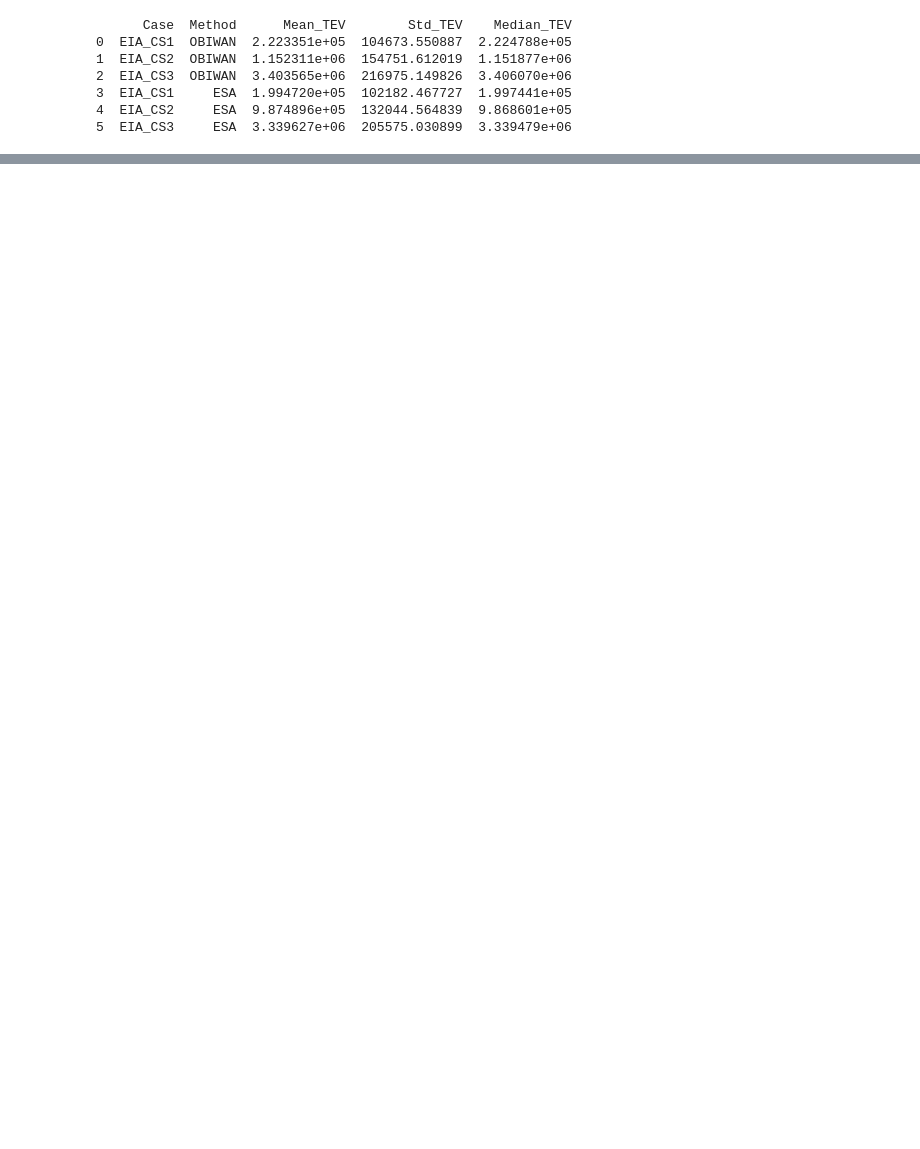
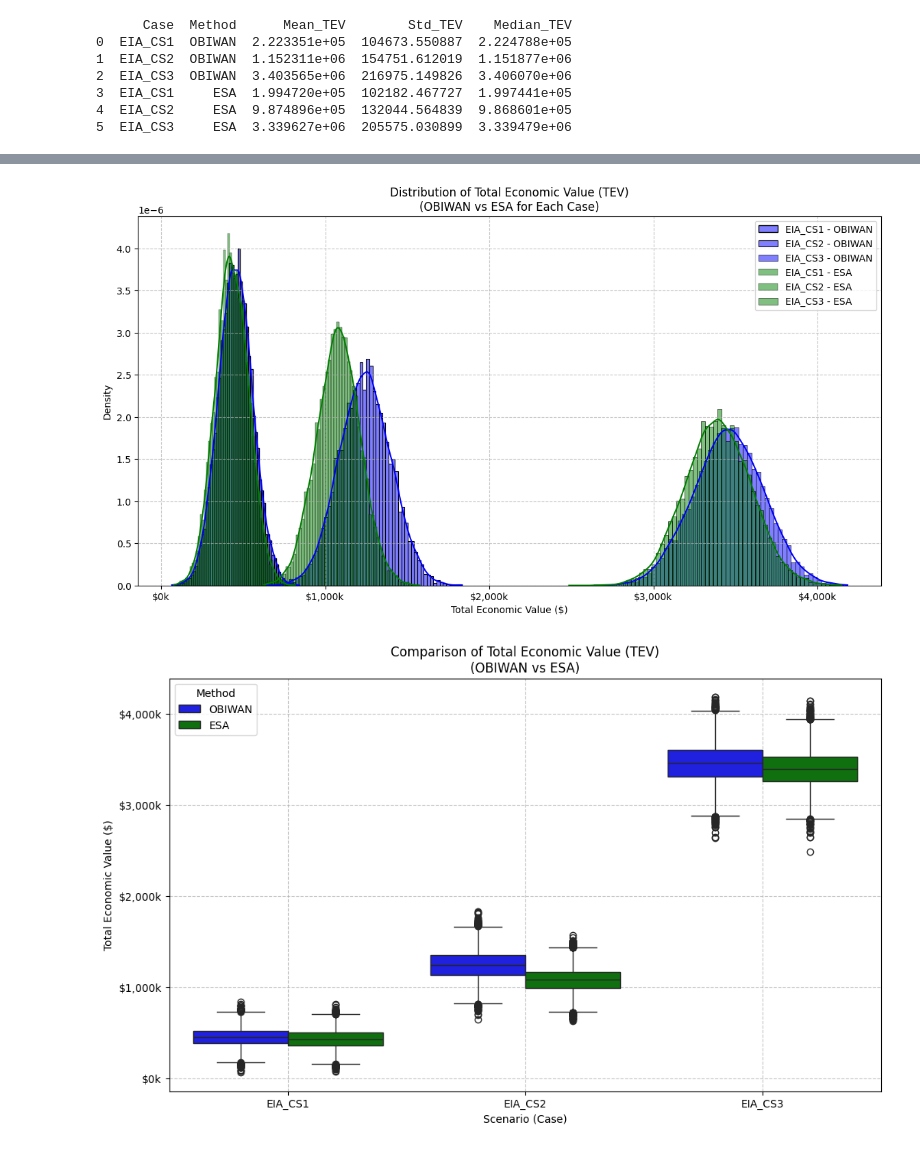
Before and after one commit to MayerT1/RX_fires, a Jupyter notebook: EIA/TEV_Script_Final_Tim_Dev_9_17.ipynb, the cells around one changed output, grey strips where cells are left out. Cells and saved outputs as stored; diff of their text form; code cells hidden in the pictures; blank space fills up the shorter version.

```diff
--- a/EIA/TEV_Script_Final_Tim_Dev_9_17.ipynb
+++ b/EIA/TEV_Script_Final_Tim_Dev_9_17.ipynb
@@ -394,0 +494,80 @@ plt.show()
+# %%
+import seaborn as sns
+import matplotlib.ticker as ticker
+import matplotlib.pyplot as plt
+
+# --- Collect full simulation outputs instead of just summaries ---
+sim_results = []
+
+for _, row in df.iterrows():
+    case_name = row["Source"]
+    method = row["Method"]
+
+    # Copy base parameters and replace V_t + pvc_per_acre
+    case_params = base_cases[case_name].copy()
+    case_params["V_t"] = (row["agb_per_acre"], row["std_agb_per_acre"])
+    case_params["pvc_per_acre"] = (row["pvc_per_acre_mean"], row["pvc_per_acre_std"])
+
+    acres = case_acres[case_name]
+
+    # Run simulation
+    results = calculate_tev(case_params, acres, num_simulations)
+
+    # Store full results for plotting
+    sim_results.append({
+        "Case": case_name,
+        "Method": method,
+        "TEV": results
+    })
+
+# --- Visualization ---
+
+# Histograms for each Case × Method
+plt.figure(figsize=(14, 7))
+
+colors = {"OBIWAN": "blue", "ESA": "green"}
+for entry in sim_results:
+    sns.histplot(entry["TEV"],
+                 kde=True,
+                 color=colors[entry["Method"]],
+                 label=f'{entry["Case"]} - {entry["Method"]}',
+                 stat='density', alpha=0.5)
+
+plt.title('Distribution of Total Economic Value (TEV)\n(OBIWAN vs ESA for Each Case)')
+plt.xlabel('Total Economic Value ($)')
+plt.ylabel('Density')
+plt.legend()
+plt.grid(True, linestyle='--', alpha=0.7)
+
+# Format x-axis to show in thousands
+formatter = ticker.FuncFormatter(lambda x, pos: f'${x/1000:,.0f}k')
+plt.gca().xaxis.set_major_formatter(formatter)
+
+plt.show()
+
+# --- Boxplots for comparison ---
+plt.figure(figsize=(12, 7))
+
+# Convert to long DataFrame for seaborn
+plot_data = []
+for entry in sim_results:
+    for val in entry["TEV"]:
+        plot_data.append({"Case": entry["Case"], "Method": entry["Method"], "TEV": val})
+
+plot_df = pd.DataFrame(plot_data)
+
+sns.boxplot(data=plot_df, x="Case", y="TEV", hue="Method", palette=colors)
+
+plt.title('Comparison of Total Economic Value (TEV)\n(OBIWAN vs ESA)')
+plt.xlabel('Scenario (Case)')
+plt.ylabel('Total Economic Value ($)')
+plt.grid(True, linestyle='--', alpha=0.7)
+
+# Format y-axis to show in thousands
+formatter = ticker.FuncFormatter(lambda x, pos: f'${x/1000:,.0f}k')
+plt.gca().yaxis.set_major_formatter(formatter)
+
+plt.show()
+# %% [output]
+[figure, added]
+[figure, added]
```
Also changed, not shown: parts of 11 cells of this notebook.
